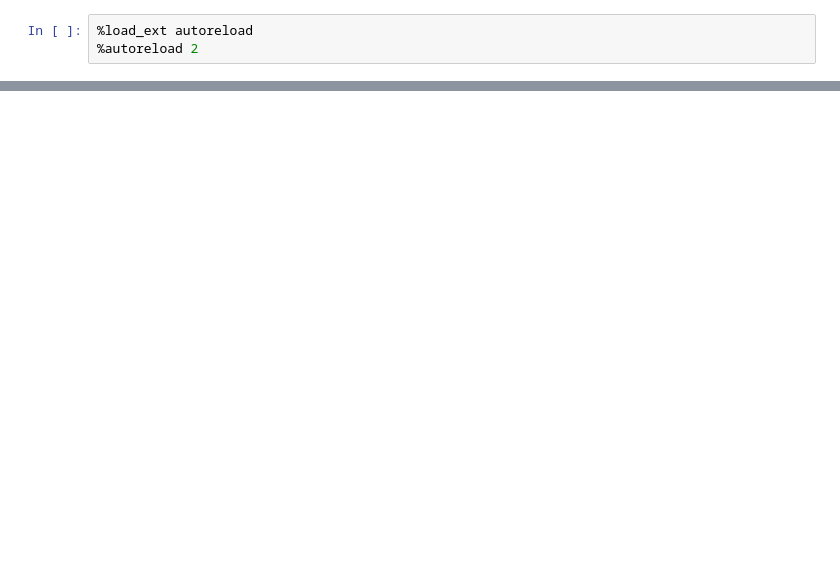
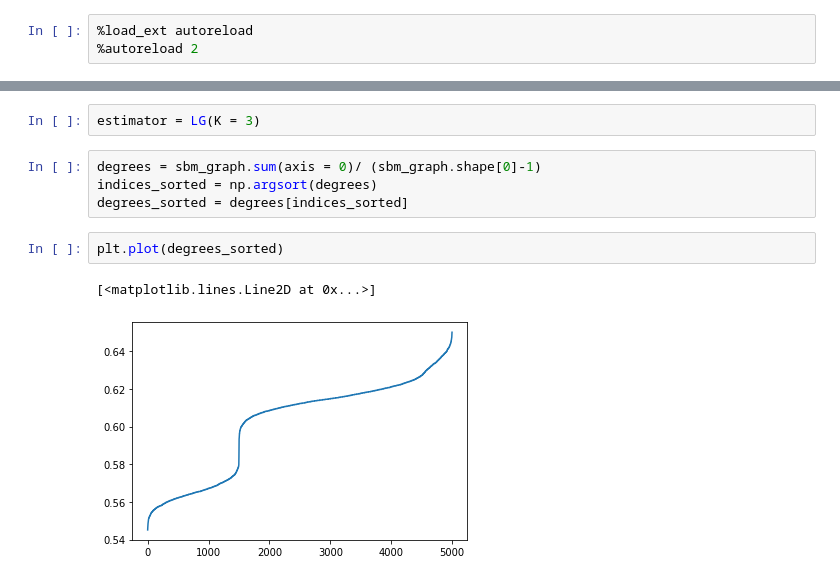
Before and after one commit to SDS-EPFL/pygraphon, a Jupyter notebook: dev/2022_10_18_test_usvt.ipynb, the cells around one changed output, grey strips where cells are left out. Drawn from its saved outputs; the diff is of its cells as text; blank space fills up the shorter version.

```diff
--- a/dev/2022_10_18_test_usvt.ipynb
+++ b/dev/2022_10_18_test_usvt.ipynb
@@ -46,0 +35,11 @@ plt.colorbar()
+# %%
+estimator = LG(K = 3)
+# %%
+degrees = sbm_graph.sum(axis = 0)/ (sbm_graph.shape[0]-1)
+indices_sorted = np.argsort(degrees)
+degrees_sorted = degrees[indices_sorted]
+# %%
+plt.plot(degrees_sorted)
+# %% [output]
+[<matplotlib.lines.Line2D at 0x...>]
+[figure, added]
```
Also changed, not shown: parts of 21 cells of this notebook, 4 other files.
